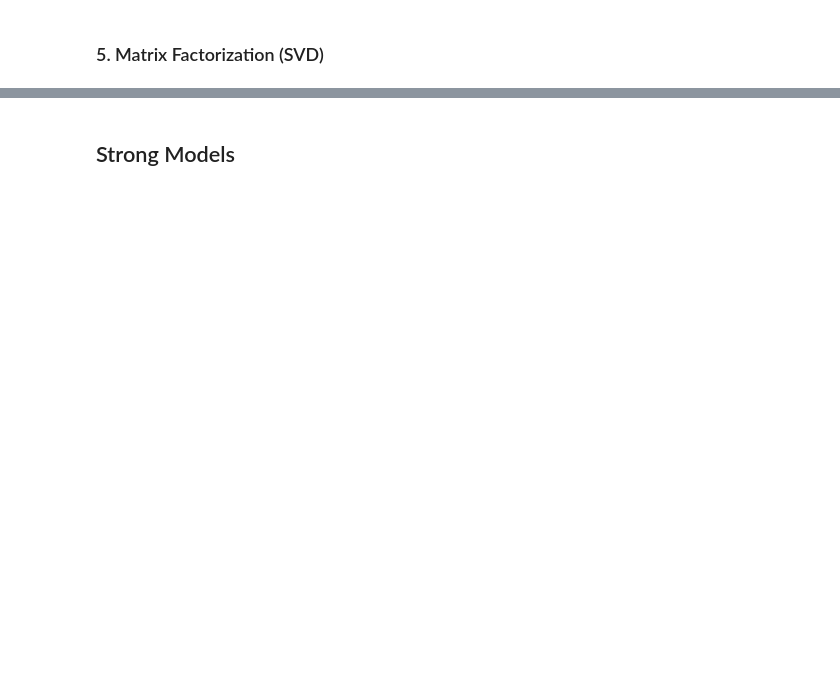
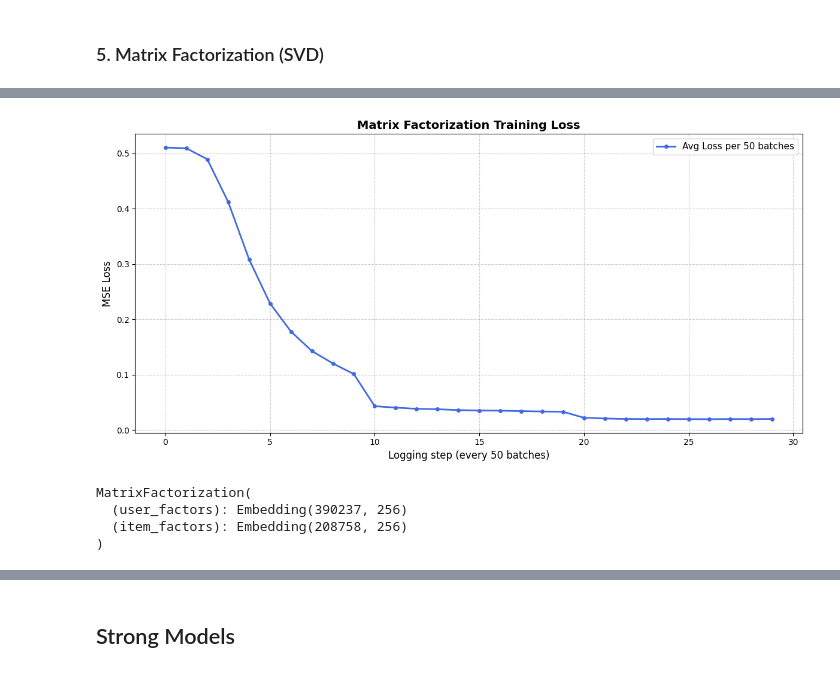
Before and after one commit to dimi3tru-other-projects/Recommender_System_with_LLM, a Jupyter notebook: notebooks/RecSys.ipynb, the cells around one changed output, grey strips where cells are left out. Drawn from its saved outputs; the diff is of its cells as text; code cells hidden in the pictures; blank space fills up the shorter version.

```diff
--- a/notebooks/RecSys.ipynb
+++ b/notebooks/RecSys.ipynb
@@ -1993,0 +1127,9 @@ df_metrics
+# %%
+if torch.cuda.is_available():
+    device = torch.device("cuda")
+elif torch.backends.mps.is_available():
+    device = torch.device("mps")
+    torch.mps.set_per_process_memory_fraction(0.9) # Memory usage limit for MacOS
+    torch.mps.empty_cache()
+else:
+    device = torch.device("cpu")
@@ -1993,0 +1166,21 @@ df_metrics
+# %%
+class MatrixFactorization(nn.Module):
+    def __init__(self, num_users, num_items, latent_dim=32):
+        super().__init__()
+        self.user_factors = nn.Embedding(num_users, latent_dim)
+        self.item_factors = nn.Embedding(num_items, latent_dim)
+
+        # Initialize embeddings (e.g., Xavier uniform)
+        nn.init.xavier_uniform_(self.user_factors.weight)
+        nn.init.xavier_uniform_(self.item_factors.weight)
+
+    def forward(self, user_indices, item_indices):
+        """
+        user_indices: LongTensor (batch_size,)
+        item_indices: LongTensor (batch_size,)
+        Returns the predicted rating (dot product of embeddings).
+        """
+        user_embedding = self.user_factors(user_indices)   # (batch_size, latent_dim)
+        item_embedding = self.item_factors(item_indices)   # (batch_size, latent_dim)
+        rating_pred = (user_embedding * item_embedding).sum(dim=1)  # (batch_size,)
+        return rating_pred
@@ -1993,0 +1363,15 @@ df_metrics
+# %%
+filter_already_purchased = True
+latent_dim = 256
+batch_size = 1024
+epochs= 3
+lr= 0.001
+# %%
+mf_model, user_labels, product_labels = train_matrix_factorization(
+    train_df,
+    latent_dim=latent_dim,
+    epochs=epochs,
+    lr=lr,
+    batch_size=batch_size
+)
+# %% [output]
@@ -1993,0 +1429,16 @@ df_metrics
+[figure, added]
+# %%
+torch.save(mf_model.state_dict(), models_dir / f'mf_model_latent_dim_{latent_dim}_epochs_{epochs}_lr_{lr}.pth')
+
+with open(models_outputs_dir / 'mf' / 'user_labels.pkl', 'wb') as f:
+    pickle.dump(user_labels, f)
+
+with open(models_outputs_dir / 'mf' / 'product_labels.pkl', 'wb') as f:
+    pickle.dump(product_labels, f)
+
+mf_model.eval()
+# %% [output]
+MatrixFactorization(
+  (user_factors): Embedding(390237, 256)
+  (item_factors): Embedding(208758, 256)
+)
```
Also changed, not shown: parts of 192 cells of this notebook, 46 other files.
